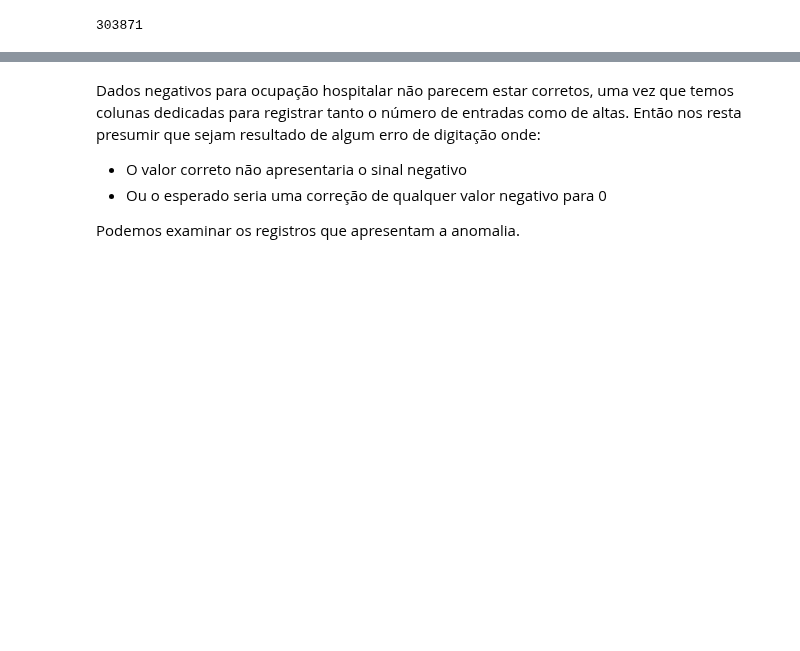
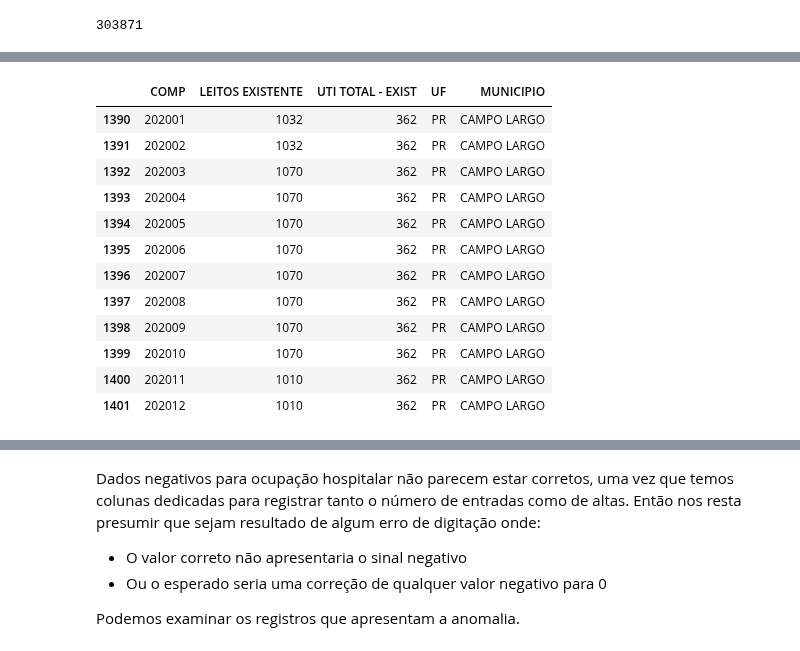
Before and after one commit to lucascorumba/study-projects, a Jupyter notebook: covid-hospital/analysis.ipynb, the cells around one changed output, grey strips where cells are left out. Drawn from its saved outputs; the diff is of its cells as text; code cells hidden in the pictures; blank space fills up the shorter version.

```diff
--- a/covid-hospital/analysis.ipynb
+++ b/covid-hospital/analysis.ipynb
@@ -514,0 +540,17 @@ Mais um detalhe, a julgar pelos resultados anteriores, o **total de leitos ocupa
+# %%
+# Verificando a capacidade e localização de um registro retornado
+df_leitos.loc[df_leitos['CNES'] == 13846, ['COMP', 'LEITOS EXISTENTE', 'UTI TOTAL - EXIST', 'UF', 'MUNICIPIO']]
+# %% [output]
+|  | COMP | LEITOS EXISTENTE | UTI TOTAL - EXIST | UF | MUNICIPIO |
+| 1390 | 202001 | 1032 | 362 | PR | CAMPO LARGO |
+| 1391 | 202002 | 1032 | 362 | PR | CAMPO LARGO |
+| 1392 | 202003 | 1070 | 362 | PR | CAMPO LARGO |
+| 1393 | 202004 | 1070 | 362 | PR | CAMPO LARGO |
+| 1394 | 202005 | 1070 | 362 | PR | CAMPO LARGO |
+| 1395 | 202006 | 1070 | 362 | PR | CAMPO LARGO |
+| 1396 | 202007 | 1070 | 362 | PR | CAMPO LARGO |
+| 1397 | 202008 | 1070 | 362 | PR | CAMPO LARGO |
+| 1398 | 202009 | 1070 | 362 | PR | CAMPO LARGO |
+| 1399 | 202010 | 1070 | 362 | PR | CAMPO LARGO |
+| 1400 | 202011 | 1010 | 362 | PR | CAMPO LARGO |
+| 1401 | 202012 | 1010 | 362 | PR | CAMPO LARGO |
```
Also changed, not shown: parts of 16 cells of this notebook.
